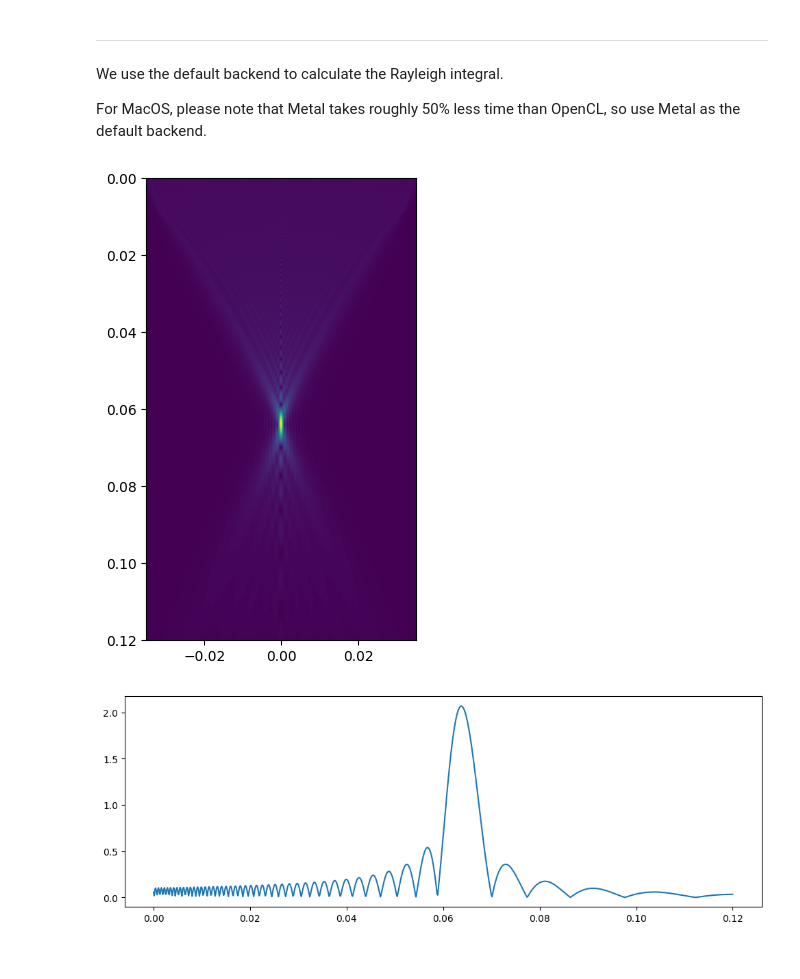
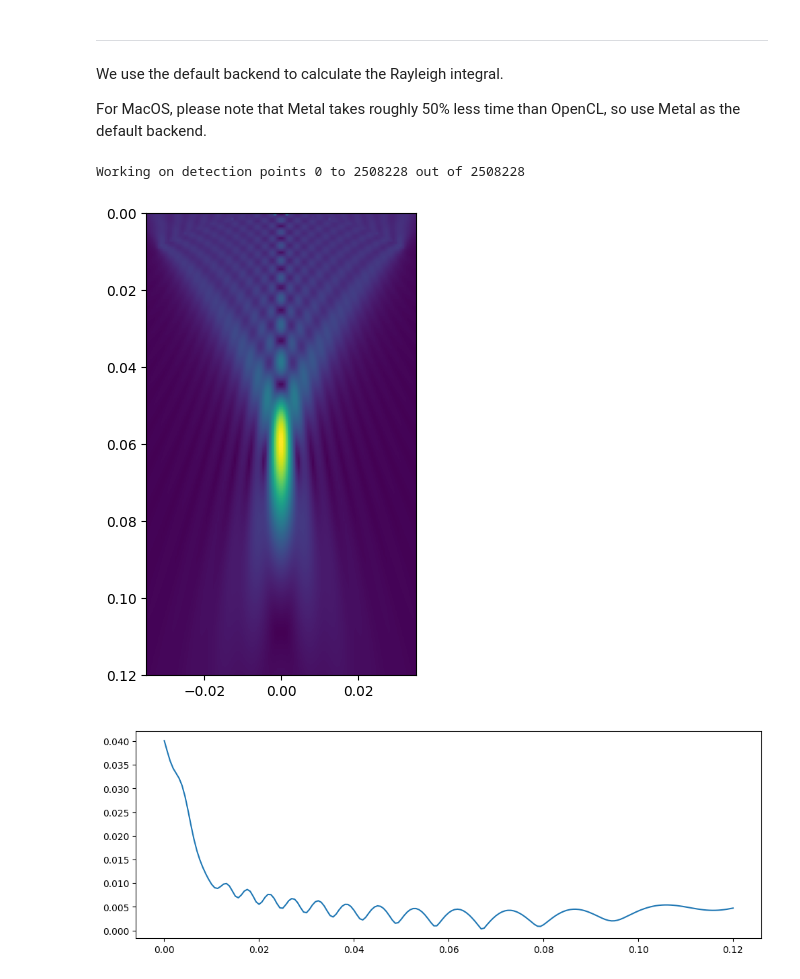
Before and after one commit to ProteusMRIgHIFU/BabelViscoFDTD, a Jupyter notebook: Tutorial Notebooks/Tools -1 - Rayleigh Integral.ipynb, the cells around one changed output. Drawn from its saved outputs; the diff is of its cells as text; code cells hidden in the pictures.

```diff
--- a/Tutorial Notebooks/Tools -1 - Rayleigh Integral.ipynb
+++ b/Tutorial Notebooks/Tools -1 - Rayleigh Integral.ipynb
@@ -24,10 +20,17 @@ For support to pyvista embedded widget, use only **jupyter notebook** as pyvista
 
 ## Preliminary step, initialization of GPU backend
 # %%
-# backend = 'MLX'
+# backend = 'CUDA'
+# backend = 'OpenCL'
 # backend = 'Metal'
-# backend='OpenCL'
-backend = 'CUDA'
-gpu_device = '4070'
+backend = 'MLX'
+gpu_device = 'M1'
 
-InitRayleighAndBHTE(gpu_device,gpu_backend=backend)
+if backend == 'CUDA':
+    InitCUDA(gpu_device)
+elif backend == "OpenCL":
+    InitOpenCL(gpu_device)
+elif backend == 'Metal':
+    InitMetal(gpu_device)
+else:
+    InitMLX(gpu_device)
@@ -35,7 +40,7 @@ InitRayleighAndBHTE(gpu_device,gpu_backend=backend)
 ## Define medium conditions and transducer
 The function `GenerateTx` is a simple function that creates a Tx bowl oriented in the Z+ direction with focus at [0,0,0]
 # %%
-Frequency = 2000e3  # Hz
+Frequency = 400e3  # Hz
 MediumSOS = 1500 # m/s - water
 MediumDensity=1000 # kg/m3
 
@@ -90,7 +95,7 @@ Falling back to a static output.
 # %%
 #Limits of domain, in mm
-xfmin=-0
-xfmax=0
+xfmin=-3.5e-2
+xfmax=3.5e-2
 yfmin=-3.5e-2
 yfmax=3.5e-2
 zfmin=0.
@@ -122,6 +127,8 @@ center=Tx['center'].astype(np.float32)
 ds=Tx['ds'].astype(np.float32)
 # %%
 u2=ForwardSimple(cwvnb_extlay,center,ds,u0,rf,gpu_backend=backend,gpu_device=gpu_device)
+# %% [output]
+Working on detection points 0 to 2508228 out of 2508228
 # %%
 # %%timeit
 # u2=ForwardSimple(cwvnb_extlay,center,ds,u0,rf,gpu_backend=backend,gpu_device=gpu_device)
@@ -130,13 +137,13 @@ u2=np.reshape(u2,xp.shape)*MediumDensity*MediumSOS #we convert back to Pa
 # %%
 plt.figure(figsize=(12,6))
 cy=np.argmin(np.abs(yfield))
-plt.imshow(np.abs(u2[:,0,:].T),extent=(yfmin,yfmax,zfmax,zfmin))
+plt.imshow(np.abs(u2[:,cy,:].T),extent=(yfmin,yfmax,zfmax,zfmin))
 
 plt.figure(figsize=(12,4))
 plt.plot(zfield,np.abs(u2[cy,0,:])/1e6);
 # %% [output]
-[figure, old version]
+[figure, new version]
-[figure, old version]
+[figure, new version]
 # %%
 grid=pv.StructuredGrid(xp,yp,zp)
 pl = pv.Plotter()
```
Also changed, not shown: parts of 8 cells of this notebook, 3 other files.
